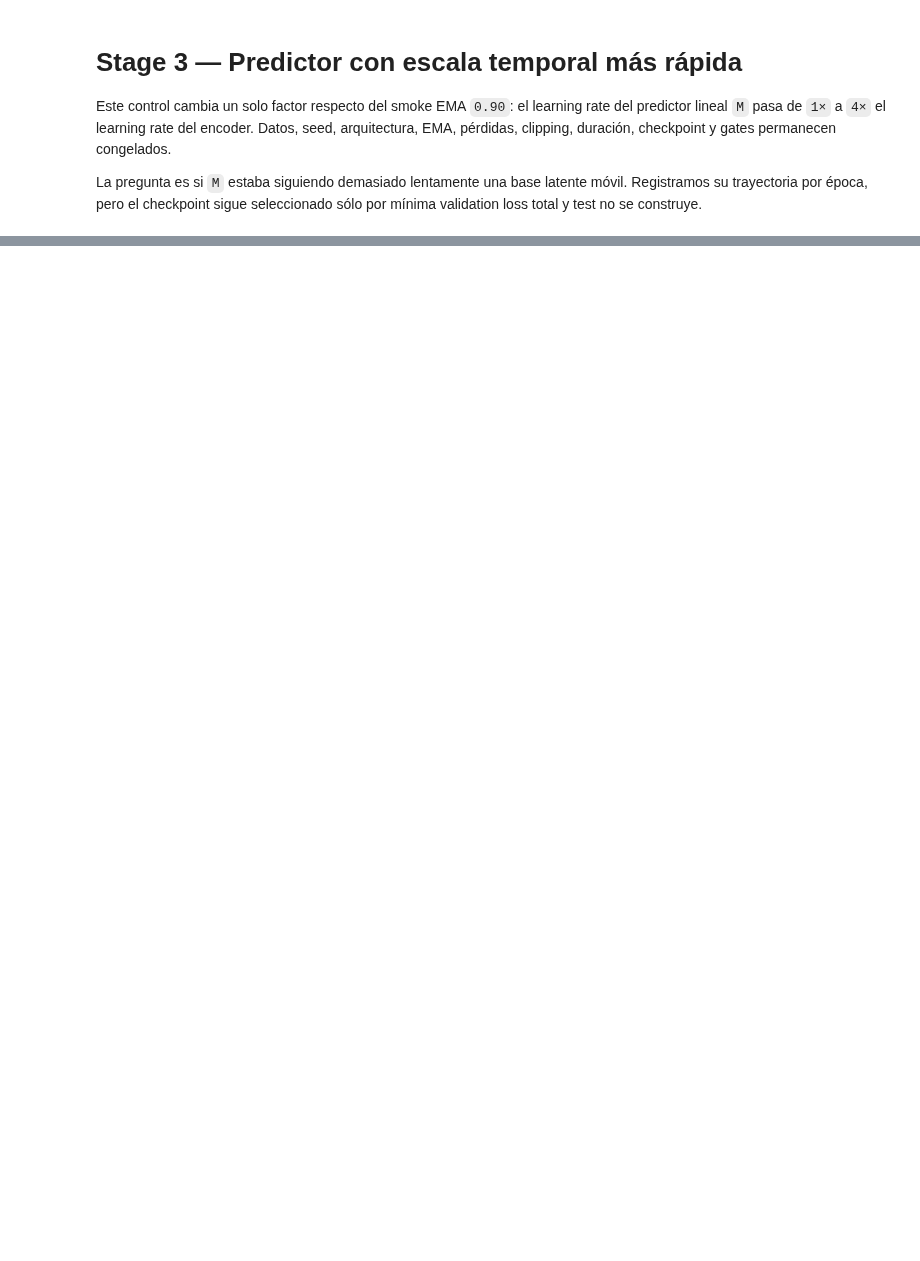
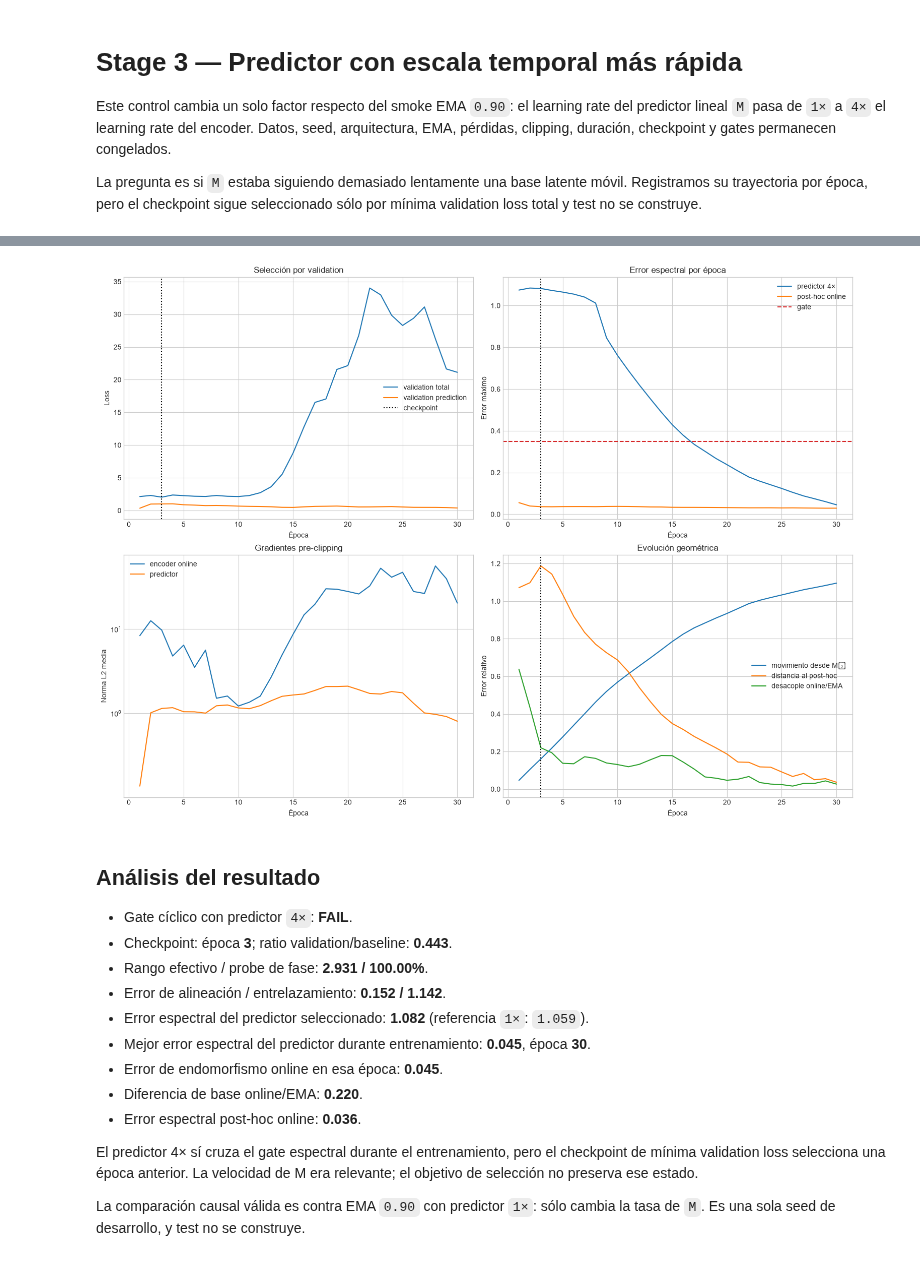
Before and after one commit to micmich05/koopman-jepa, a Jupyter notebook: notebooks/stage3_cyclic_predictor_fast_smoke.ipynb, the cells around one changed output, grey strips where cells are left out. Cells and saved outputs as stored; diff of their text form; code cells hidden in the pictures; blank space fills up the shorter version.

Commit message:
results: expose cyclic checkpoint mismatch

```diff
--- a/notebooks/stage3_cyclic_predictor_fast_smoke.ipynb
+++ b/notebooks/stage3_cyclic_predictor_fast_smoke.ipynb
@@ -88,6 +95,7 @@ def trace_epoch(epoch, current_model, row):
     return {
         "trace_predictor_relative_movement": float(np.linalg.norm(matrix - initial_predictor) / initial_norm),
         "trace_predictor_spectral_max_error": spectral_match["max_absolute_error"],
+        "trace_predictor_online_error": diagnostics["trained_online_endomorphism_error"],
         "trace_predictor_posthoc_distance": diagnostics["predictor_vs_posthoc_online_error"],
         "trace_posthoc_online_spectral_max_error": diagnostics["posthoc_online_spectral_max_error"],
         "trace_online_target_basis_error": diagnostics["online_target_phase_basis_error"],
@@ -126,6 +141,7 @@ gate_checks = {
 predictor_fast_gate_passed = bool(all(gate_checks.values()))
 best_spectral_index = int(np.argmin([row["trace_predictor_spectral_max_error"] for row in history]))
 best_posthoc_index = int(np.argmin([row["trace_posthoc_online_spectral_max_error"] for row in history]))
+ever_passed_spectrum = bool(history[best_spectral_index]["trace_predictor_spectral_max_error"] <= gate_config["maximum_spectral_error"])
 summary = {
     "selected_epoch": training_result.best_epoch,
     "validation_loss_ratio": float(validation_loss_ratio),
@@ -138,6 +154,8 @@ summary = {
     "posthoc_online_spectral_max_error": diagnostics["posthoc_online_spectral_max_error"],
     "best_trace_spectral_epoch": best_spectral_index + 1,
     "best_trace_spectral_error": history[best_spectral_index]["trace_predictor_spectral_max_error"],
+    "best_trace_predictor_online_error": history[best_spectral_index]["trace_predictor_online_error"],
+    "predictor_ever_passed_spectrum": ever_passed_spectrum,
     "best_trace_posthoc_error": history[best_posthoc_index]["trace_posthoc_online_spectral_max_error"],
     "maximum_predictor_relative_movement": max(row["trace_predictor_relative_movement"] for row in history),
     "predictor_fast_gate_passed": predictor_fast_gate_passed,
@@ -162,35 +198,57 @@ axes[0, 1].legend()
 axes[1, 0].semilogy(epochs, [row["train_online_gradient_norm"] for row in history], label="encoder online")
 axes[1, 0].semilogy(epochs, [row["train_predictor_gradient_norm"] for row in history], label="predictor")
 axes[1, 0].set(title="Gradientes pre-clipping", xlabel="Época", ylabel="Norma L2 media")
 axes[1, 0].legend()
 
 axes[1, 1].plot(epochs, [row["trace_predictor_relative_movement"] for row in history], label="movimiento desde M₀")
 axes[1, 1].plot(epochs, [row["trace_predictor_posthoc_distance"] for row in history], label="distancia al post-hoc")
 axes[1, 1].plot(epochs, [row["trace_online_target_basis_error"] for row in history], label="desacople online/EMA")
 axes[1, 1].axvline(training_result.best_epoch, color="black", linestyle=":")
 axes[1, 1].set(title="Evolución geométrica", xlabel="Época", ylabel="Error relativo")
 axes[1, 1].legend()
 plt.show()
 
 spectral_reading = (
-    "El predictor 4× cruza el gate espectral; la escala temporal era una causa suficiente en esta seed."
-    if gate_checks["spectrum"]
-    else "El predictor 4× tampoco cruza el gate espectral; acelerar M no es suficiente."
+    "El predictor 4× sí cruza el gate espectral durante el entrenamiento, pero el checkpoint de mínima validation loss selecciona una época anterior. La velocidad de M era relevante; el objetivo de selección no preserva ese estado."
+    if ever_passed_spectrum and not gate_checks["spectrum"]
+    else (
+        "El predictor seleccionado cruza el gate espectral."
+        if gate_checks["spectrum"]
+        else "El predictor 4× nunca cruza el gate espectral; acelerarlo no es suficiente."
+    )
 )
 display(Markdown(f"""## Análisis del resultado
 
 - Gate cíclico con predictor `4×`: **{'PASS' if predictor_fast_gate_passed else 'FAIL'}**.
 - Checkpoint: época **{training_result.best_epoch}**; ratio validation/baseline: **{validation_loss_ratio:.3f}**.
 - Rango efectivo / probe de fase: **{metrics['effective_rank']:.3f} / {metrics['linear_probe_accuracy']:.2%}**.
 - Error de alineación / entrelazamiento: **{metrics['phase_alignment_error']:.3f} / {metrics['intertwining_error']:.3f}**.
 - Error espectral del predictor seleccionado: **{metrics['spectral_max_absolute_error']:.3f}** (referencia `1×`: `1.059`).
 - Mejor error espectral del predictor durante entrenamiento: **{history[best_spectral_index]['trace_predictor_spectral_max_error']:.3f}**, época **{best_spectral_index + 1}**.
+- Error de endomorfismo online en esa época: **{history[best_spectral_index]['trace_predictor_online_error']:.3f}**.
 - Diferencia de base online/EMA: **{diagnostics['online_target_phase_basis_error']:.3f}**.
 - Error espectral post-hoc online: **{diagnostics['posthoc_online_spectral_max_error']:.3f}**.
 
 {spectral_reading}
 
 La comparación causal válida es contra EMA `0.90` con predictor `1×`: sólo cambia la tasa de `M`. Es una sola seed de desarrollo, y test no se construye.
 """))
+# %% [output]
+[figure, added]
+## Análisis del resultado
+
+- Gate cíclico con predictor `4×`: **FAIL**.
+- Checkpoint: época **3**; ratio validation/baseline: **0.443**.
+- Rango efectivo / probe de fase: **2.931 / 100.00%**.
+- Error de alineación / entrelazamiento: **0.152 / 1.142**.
+- Error espectral del predictor seleccionado: **1.082** (referencia `1×`: `1.059`).
+- Mejor error espectral del predictor durante entrenamiento: **0.045**, época **30**.
+- Error de endomorfismo online en esa época: **0.045**.
+- Diferencia de base online/EMA: **0.220**.
+- Error espectral post-hoc online: **0.036**.
+
+El predictor 4× sí cruza el gate espectral durante el entrenamiento, pero el checkpoint de mínima validation loss selecciona una época anterior. La velocidad de M era relevante; el objetivo de selección no preserva ese estado.
+
+La comparación causal válida es contra EMA `0.90` con predictor `1×`: sólo cambia la tasa de `M`. Es una sola seed de desarrollo, y test no se construye.
 # %%
 assert predictor_fast_gate_passed
```
Also changed, not shown: parts of 4 cells of this notebook, 1 other file.
